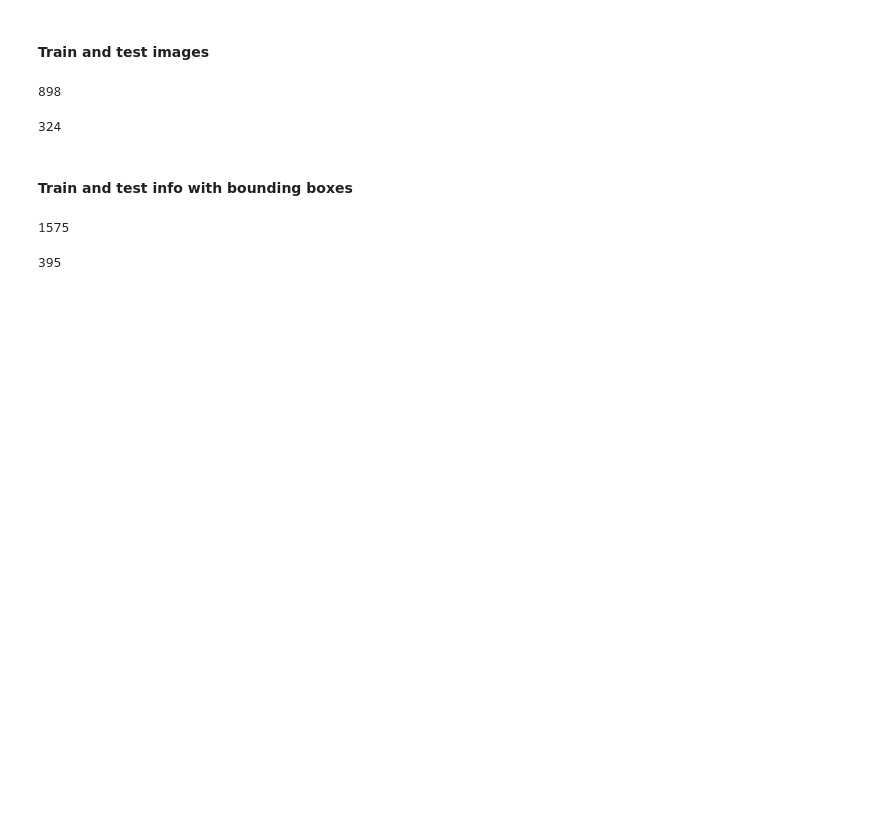
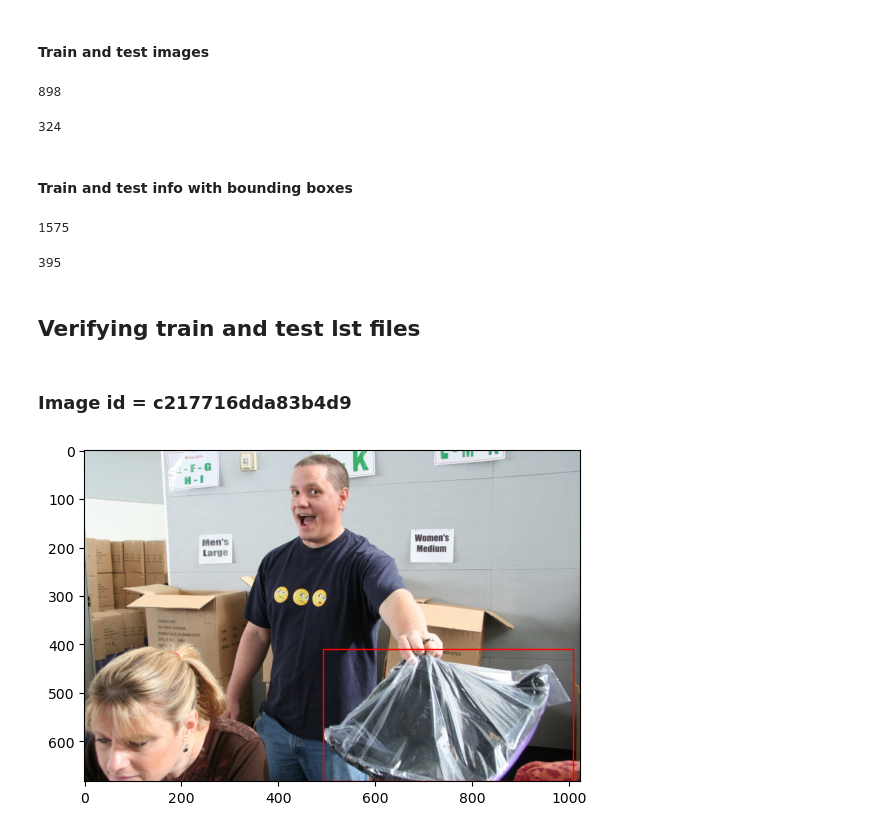
Before and after one commit to tuantla80/AWS-ML-Pipeline-for-Object-Detection, a Jupyter notebook: Data Augmentation.ipynb, the cells around one changed output. Drawn from its saved outputs; the diff is of its cells as text; code cells hidden in the pictures; blank space fills up the shorter version.

```diff
--- a/Data Augmentation.ipynb
+++ b/Data Augmentation.ipynb
@@ -236,3 +236,35 @@ len(pd.read_csv(os.path.join(root, 'train.lst')))
 len(pd.read_csv(os.path.join(root, 'test.lst')))
 # %% [output]
 395
+# %% [markdown]
+## Verifying train and test lst files
+# %%
+def viz_bounding_box(img_file_path, xmin, ymin, xmax, ymax):
+    img = Image.open(img_file_path)
+    image_width, image_height = img.size
+    fig, ax = plt.subplots()
+    ax.imshow(img)
+
+    new_xmin = xmin * image_width
+    new_xmax = xmax * image_width
+    new_ymin = ymin * image_height
+    new_ymax = ymax * image_height
+
+    width = new_xmax - new_xmin
+    height = new_ymax - new_ymin
+
+    rect = patches.Rectangle((new_xmin, new_ymin), width, height, linewidth = 1, edgecolor = 'r', facecolor = 'none')
+    ax.add_patch(rect)
+    plt.show()
+# %% [markdown]
+### Image id = c217716dda83b4d9
+# %%
+# at train.lst
+# 143	2	5	0.0	0.4800	0.5994	0.9838	0.9991	001.Plastic_bag/images/train/c217716dda83b4d9.jpg
+viz_bounding_box(img_file_path = os.path.join(root, '001.Plastic_bag/images/train/c217716dda83b4d9.jpg'),
+                 xmin = 0.4800,
+                 ymin = 0.5994,
+                 xmax = 0.9838,
+                 ymax = 0.9991)
+# %% [output]
+[figure, added]
```
Also changed, not shown: parts of 1 cell of this notebook.
